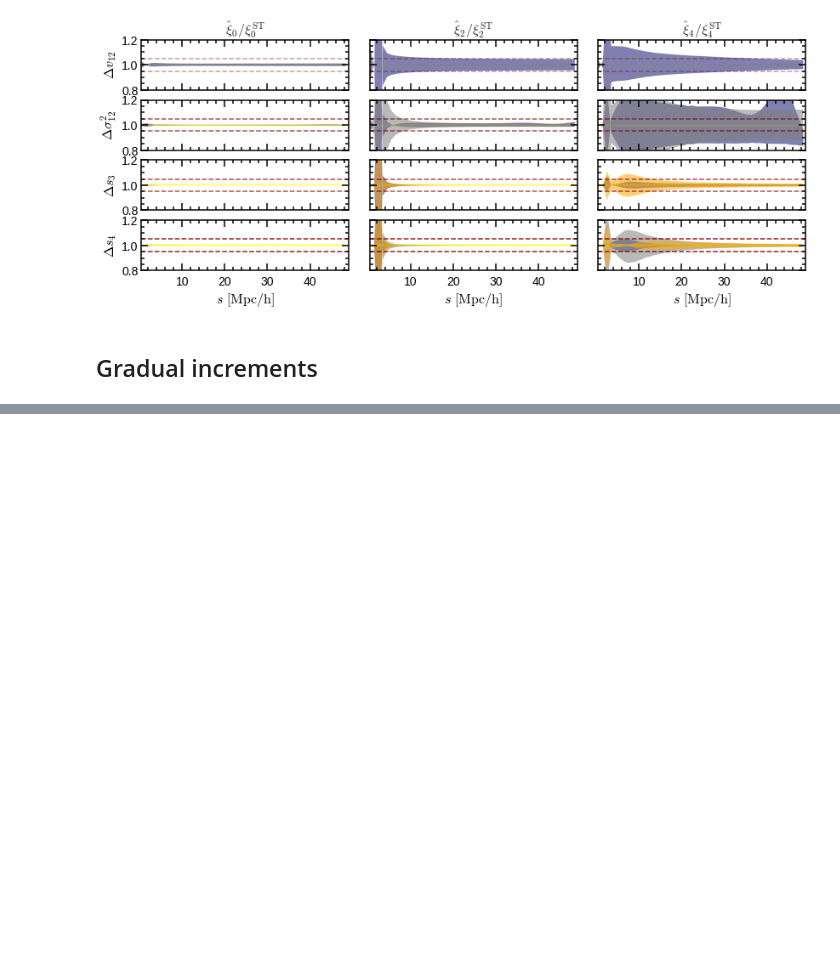
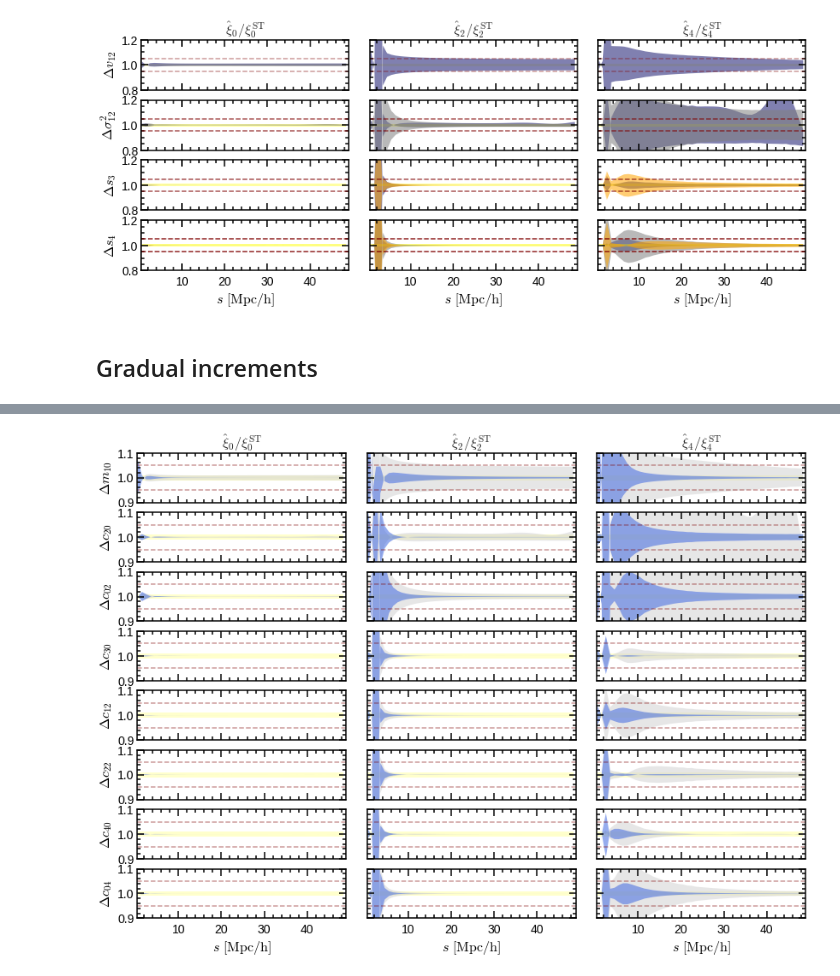
Before and after one commit to florpi/StreamingModel, a Jupyter notebook: streaming/moments/varying_moments.ipynb, the cells around one changed output, grey strips where cells are left out. Saved outputs shown, nothing was run; the diff lists cells and outputs as text; code cells hidden in the pictures; blank space fills up the shorter version.

```diff
--- a/streaming/moments/varying_moments.ipynb
+++ b/streaming/moments/varying_moments.ipynb
@@ -422,0 +447,3 @@ for k, multipole in enumerate(multipoles):
+# %%
+color_percentage = 'lightgray'
+color_gradual = 'royalblue'
@@ -422,0 +625,41 @@ for k, multipole in enumerate(multipoles):
+# %%
+fig, axes = plt.subplots(nrows= len(moments), ncols = 3, sharex = True,
+                         sharey=True, squeeze = True,
+   gridspec_kw = {'wspace':0.1, 'hspace':0.2}, figsize = (14,10))
+
+
+for k, multipole in enumerate(multipoles):
+    for i, moment in enumerate(moments):
+
+        moment_instance = getattr(mf, moment)
+
+        axes[i,k].fill_between(simulation.s_c,0.99, 1.01, facecolor = 'yellow', alpha = 0.2)
+        axes[i,k].axhline(y =0.95, color = 'maroon', linestyle = '--', alpha = 0.4)
+        axes[i,k].axhline(y = 1.05, color = 'maroon', linestyle = '--', alpha = 0.4)
+
+        axes[i, k].fill_between(simulation.s_c,
+
+                     getattr(moment_instance.increase, multipole)/ getattr(skewt, multipole),
+                     getattr(moment_instance.decrease, multipole)/ getattr(skewt, multipole),
+                     facecolor = color_percentage,
+                     alpha = 0.55)
+
+        axes[i, k].fill_between(simulation.s_c,
+
+                     getattr(moment_instance.gradual_increase, multipole)/ getattr(skewt, multipole),
+                     getattr(moment_instance.gradual_decrease, multipole)/ getattr(skewt, multipole),
+                     facecolor = color_gradual,
+                     alpha = 0.55)
+
+
+        axes[i, k].set_ylim(0.9,1.1)
+        axes[i, k].set_xlim(0.4, 49.1)
+        if k ==0:
+            axes[i, k].set_ylabel(axes_names[i])
+        if i == len(moments)-1:
+            axes[i,k].set_xlabel('$s \, \, \mathrm{[Mpc/h]}$')
+
+        if i == 0:
+            axes[i,k].set_title( r'$\hat{\xi}_{%d}/\xi_{%d}^{\mathrm{ST}}$'%(2*k, 2*k))
+# %% [output]
+[figure, added]
```
Also changed, not shown: parts of 5 cells of this notebook, 4 other files.
